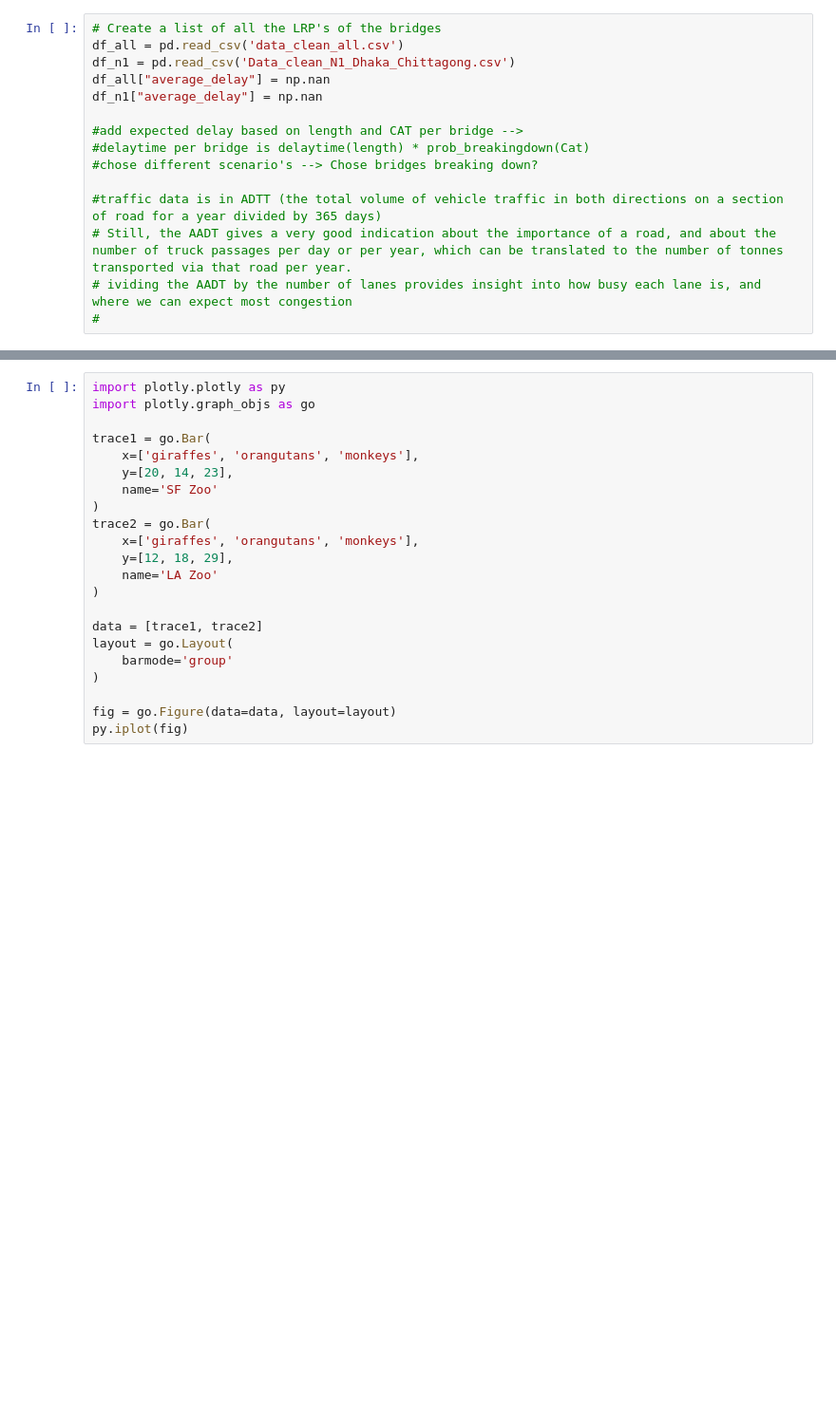
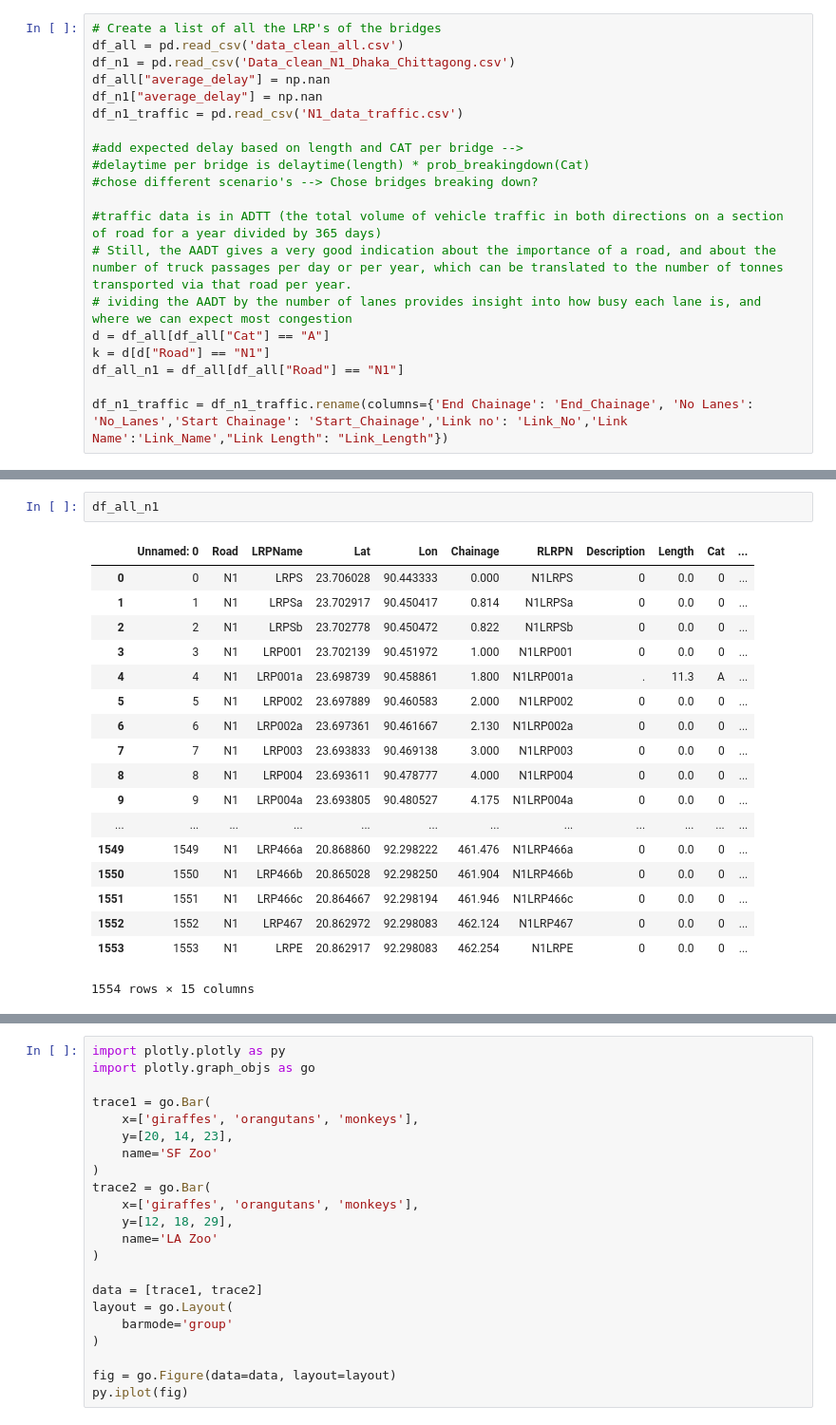
Before and after one commit to lauracrowley97/bangly-deshy, a Jupyter notebook: Assignment 3/Part 3/Calculate criticality & vulneratbility.ipynb, the cells around one changed output, grey strips where cells are left out. Shown at 95% size. Cells and saved outputs as stored; diff of their text form; blank space fills up the shorter version.

```diff
--- a/Assignment 3/Part 3/Calculate criticality & vulneratbility.ipynb
+++ b/Assignment 3/Part 3/Calculate criticality & vulneratbility.ipynb
@@ -33,6 +109,7 @@ df_all = pd.read_csv('data_clean_all.csv')
 df_n1 = pd.read_csv('Data_clean_N1_Dhaka_Chittagong.csv')
 df_all["average_delay"] = np.nan
 df_n1["average_delay"] = np.nan
+df_n1_traffic = pd.read_csv('N1_data_traffic.csv')
 
 #add expected delay based on length and CAT per bridge -->
 #delaytime per bridge is delaytime(length) * prob_breakingdown(Cat)
@@ -41,7 +118,11 @@ df_n1["average_delay"] = np.nan
 #traffic data is in ADTT (the total volume of vehicle traffic in both directions on a section of road for a year divided by 365 days)
 # Still, the AADT gives a very good indication about the importance of a road, and about the number of truck passages per day or per year, which can be translated to the number of tonnes transported via that road per year.
 # ividing the AADT by the number of lanes provides insight into how busy each lane is, and where we can expect most congestion
-#
+d = df_all[df_all["Cat"] == "A"]
+k = d[d["Road"] == "N1"]
+df_all_n1 = df_all[df_all["Road"] == "N1"]
+
+df_n1_traffic = df_n1_traffic.rename(columns={'End Chainage': 'End_Chainage', 'No Lanes': 'No_Lanes','Start Chainage': 'Start_Chainage','Link no': 'Link_No','Link Name':'Link_Name',"Link Length": "Link_Length"})
 # %%
 d = {'Road': ["N1", "N4","Z808","N87","N33" ], 'Criticality': [4302, 3500,3700,2400,2600], "Vulnerability": [30,35,47,38,51]}
 rand_df = pd.DataFrame(data=d)
@@ -88 +191,22 @@ categories = df_n1.Cat.unique().tolist()
+# %%
+df_all_n1
+# %% [output]
+|  | Unnamed: 0 | Road | LRPName | Lat | Lon | Chainage | RLRPN | Description | Length | Cat | ... |
+| 0 | 0 | N1 | LRPS | 23.706028 | 90.443333 | 0.000 | N1LRPS | 0 | 0.0 | 0 | ... |
+| 1 | 1 | N1 | LRPSa | 23.702917 | 90.450417 | 0.814 | N1LRPSa | 0 | 0.0 | 0 | ... |
+| 2 | 2 | N1 | LRPSb | 23.702778 | 90.450472 | 0.822 | N1LRPSb | 0 | 0.0 | 0 | ... |
+| 3 | 3 | N1 | LRP001 | 23.702139 | 90.451972 | 1.000 | N1LRP001 | 0 | 0.0 | 0 | ... |
+| 4 | 4 | N1 | LRP001a | 23.698739 | 90.458861 | 1.800 | N1LRP001a | . | 11.3 | A | ... |
+| 5 | 5 | N1 | LRP002 | 23.697889 | 90.460583 | 2.000 | N1LRP002 | 0 | 0.0 | 0 | ... |
+| 6 | 6 | N1 | LRP002a | 23.697361 | 90.461667 | 2.130 | N1LRP002a | 0 | 0.0 | 0 | ... |
+| 7 | 7 | N1 | LRP003 | 23.693833 | 90.469138 | 3.000 | N1LRP003 | 0 | 0.0 | 0 | ... |
+| 8 | 8 | N1 | LRP004 | 23.693611 | 90.478777 | 4.000 | N1LRP004 | 0 | 0.0 | 0 | ... |
+| 9 | 9 | N1 | LRP004a | 23.693805 | 90.480527 | 4.175 | N1LRP004a | 0 | 0.0 | 0 | ... |
+| ... | ... | ... | ... | ... | ... | ... | ... | ... | ... | ... | ... |
+| 1549 | 1549 | N1 | LRP466a | 20.868860 | 92.298222 | 461.476 | N1LRP466a | 0 | 0.0 | 0 | ... |
+| 1550 | 1550 | N1 | LRP466b | 20.865028 | 92.298250 | 461.904 | N1LRP466b | 0 | 0.0 | 0 | ... |
+| 1551 | 1551 | N1 | LRP466c | 20.864667 | 92.298194 | 461.946 | N1LRP466c | 0 | 0.0 | 0 | ... |
+| 1552 | 1552 | N1 | LRP467 | 20.862972 | 92.298083 | 462.124 | N1LRP467 | 0 | 0.0 | 0 | ... |
+| 1553 | 1553 | N1 | LRPE | 20.862917 | 92.298083 | 462.254 | N1LRPE | 0 | 0.0 | 0 | ... |
+1554 rows × 15 columns
 # %%
```
Also changed, not shown: parts of 12 cells of this notebook, 2 other files.
